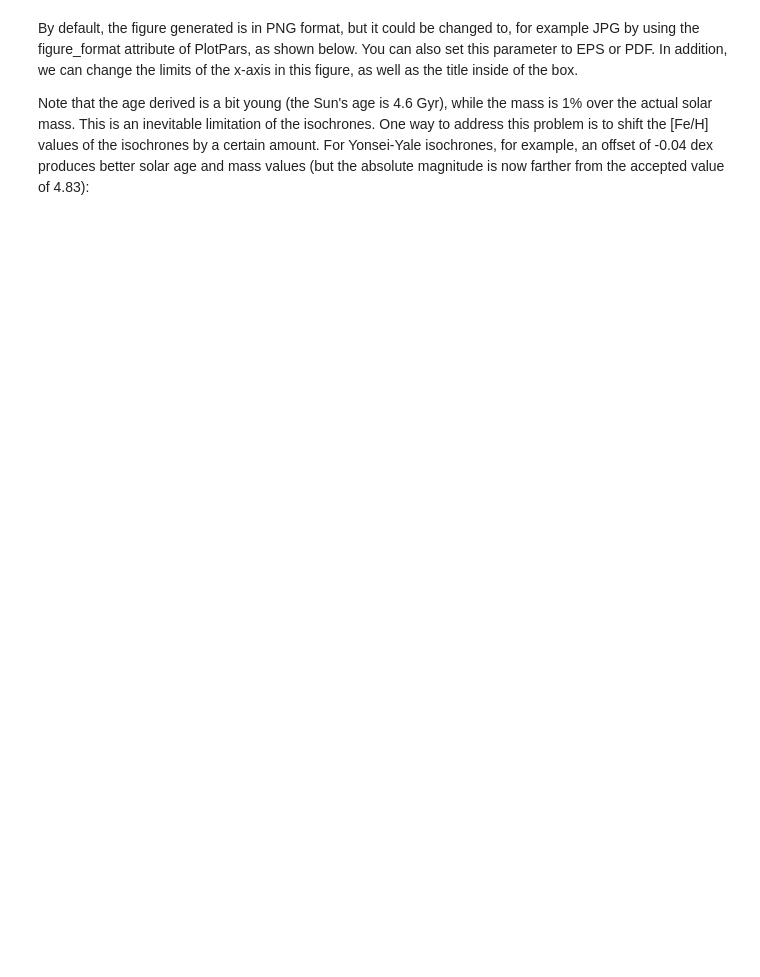
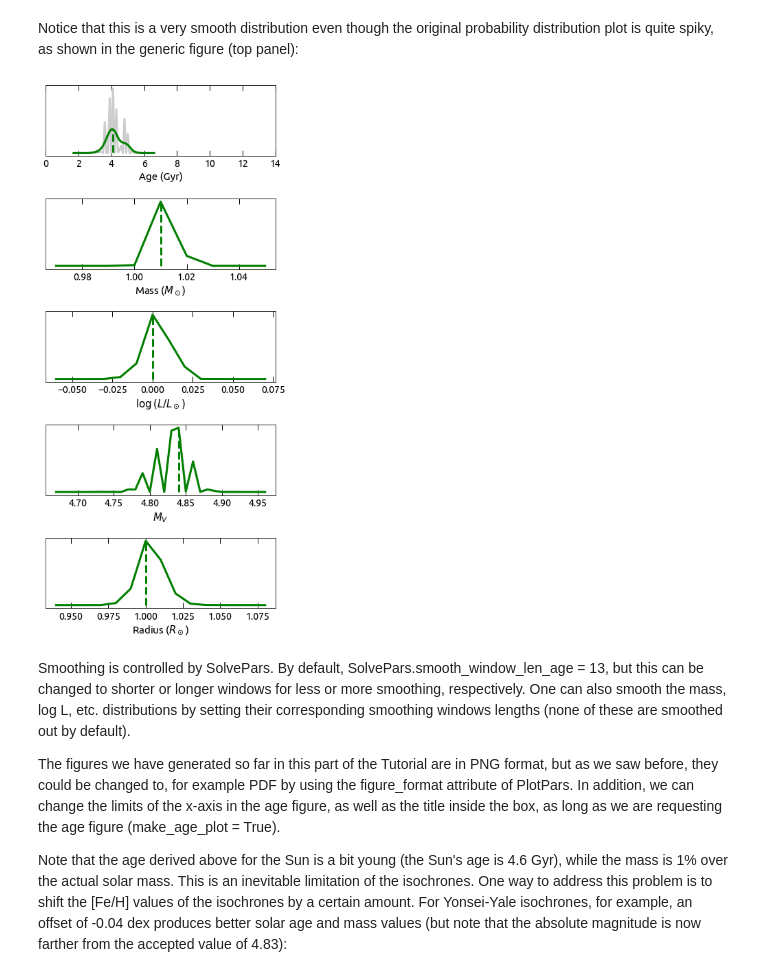
Before and after one commit to astroChasqui/q2_tutorial, a Jupyter notebook: 6. Stellar parameters from isochrones.ipynb, the cells around one changed output. Saved outputs shown, nothing was run; the diff lists cells and outputs as text; code cells hidden in the pictures; blank space fills up the shorter version.

```diff
--- a/6. Stellar parameters from isochrones.ipynb
+++ b/6. Stellar parameters from isochrones.ipynb
@@ -89,5 +94,13 @@ Image(filename='Sun_isoage_logg.png')
+# %% [markdown]
+Notice that this is a very smooth distribution even though the original probability distribution plot is quite spiky, as shown in the generic figure (top panel):
+# %%
+Image(filename='Sun_isopar_logg.png')
+# %% [output]
+[figure, added]
 # %% [markdown]
-By default, the figure generated is in PNG format, but it could be changed to, for example JPG by using the figure_format attribute of PlotPars, as shown below. You can also set this parameter to EPS or PDF. In addition, we can change the limits of the x-axis in this figure, as well as the title inside of the box.
+Smoothing is controlled by SolvePars. By default, SolvePars.smooth_window_len_age = 13, but this can be changed to shorter or longer windows for less or more smoothing, respectively. One can also smooth the mass, log L, etc. distributions by setting their corresponding smoothing windows lengths (none of these are smoothed out by default).
 
-Note that the age derived is a bit young (the Sun's age is 4.6 Gyr), while the mass is 1% over the actual solar mass. This is an inevitable limitation of the isochrones. One way to address this problem is to shift the [Fe/H] values of the isochrones by a certain amount. For Yonsei-Yale isochrones, for example, an offset of -0.04 dex produces better solar age and mass values (but the absolute magnitude is now farther from the accepted value of 4.83):
+The figures we have generated so far in this part of the Tutorial are in PNG format, but as we saw before, they could be changed to, for example PDF by using the figure_format attribute of PlotPars. In addition, we can change the limits of the x-axis in the age figure, as well as the title inside the box, as long as we are requesting the age figure (make_age_plot = True).
+
+Note that the age derived above for the Sun is a bit young (the Sun's age is 4.6 Gyr), while the mass is 1% over the actual solar mass. This is an inevitable limitation of the isochrones. One way to address this problem is to shift the [Fe/H] values of the isochrones by a certain amount. For Yonsei-Yale isochrones, for example, an offset of -0.04 dex produces better solar age and mass values (but note that the absolute magnitude is now farther from the accepted value of 4.83):
 # %%
```
Also changed, not shown: parts of 35 cells of this notebook.
